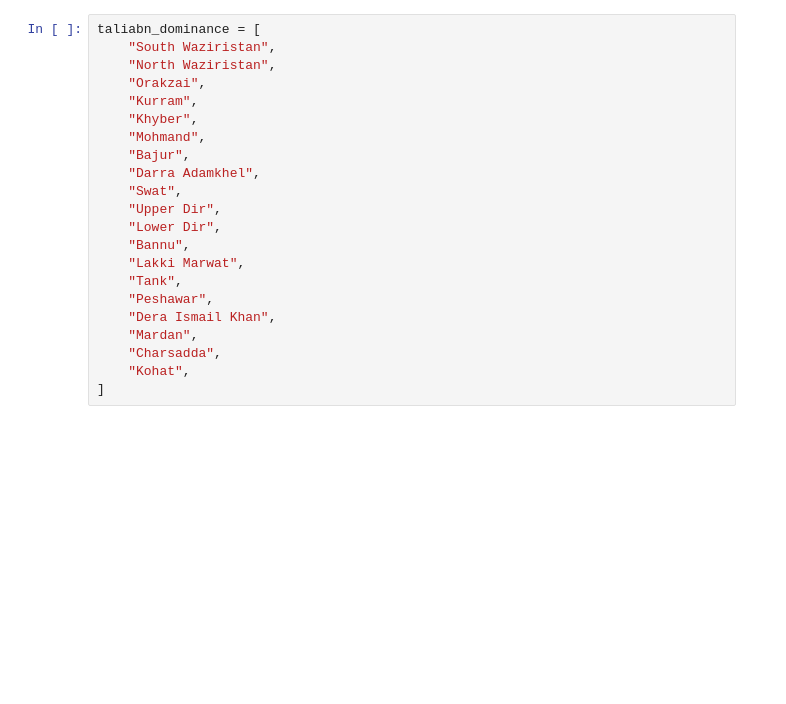
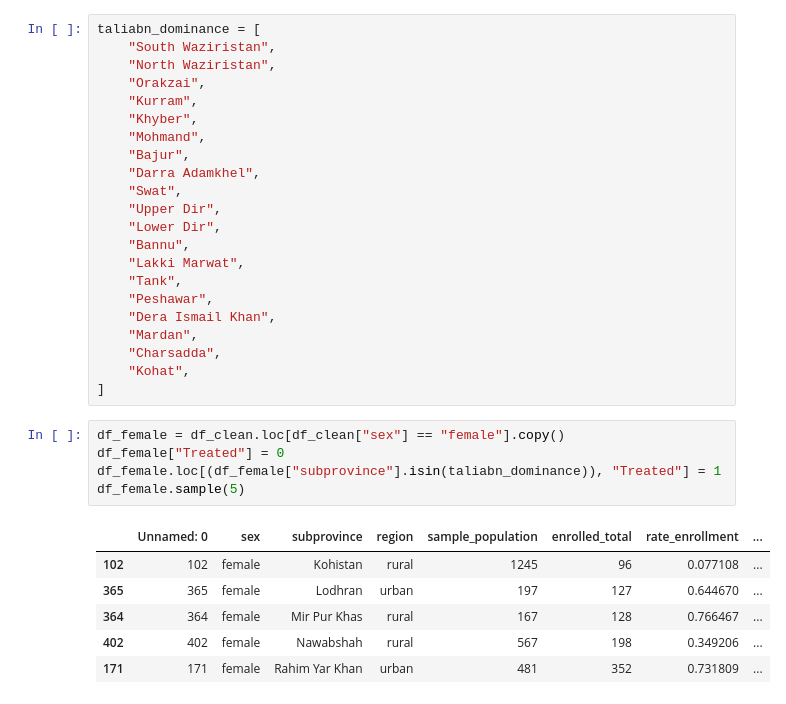
Before and after one commit to preetkhowaja/taliban_impact_pakistan, a Jupyter notebook: 20_analysis/big_merge.ipynb, the cells around one changed output. Cells and saved outputs as stored; diff of their text form; blank space fills up the shorter version.

```diff
--- a/20_analysis/big_merge.ipynb
+++ b/20_analysis/big_merge.ipynb
@@ -515,3 +535,15 @@ taliabn_dominance = [
     "Charsadda",
     "Kohat",
 ]
+# %%
+df_female = df_clean.loc[df_clean["sex"] == "female"].copy()
+df_female["Treated"] = 0
+df_female.loc[(df_female["subprovince"].isin(taliabn_dominance)), "Treated"] = 1
+df_female.sample(5)
+# %% [output]
+|  | Unnamed: 0 | sex | subprovince | region | sample_population | enrolled_total | rate_enrollment | ... |
+| 102 | 102 | female | Kohistan | rural | 1245 | 96 | 0.077108 | ... |
+| 365 | 365 | female | Lodhran | urban | 197 | 127 | 0.644670 | ... |
+| 364 | 364 | female | Mir Pur Khas | rural | 167 | 128 | 0.766467 | ... |
+| 402 | 402 | female | Nawabshah | rural | 567 | 198 | 0.349206 | ... |
+| 171 | 171 | female | Rahim Yar Khan | urban | 481 | 352 | 0.731809 | ... |
```
Also changed, not shown: parts of 5 cells of this notebook, 1 other file.
